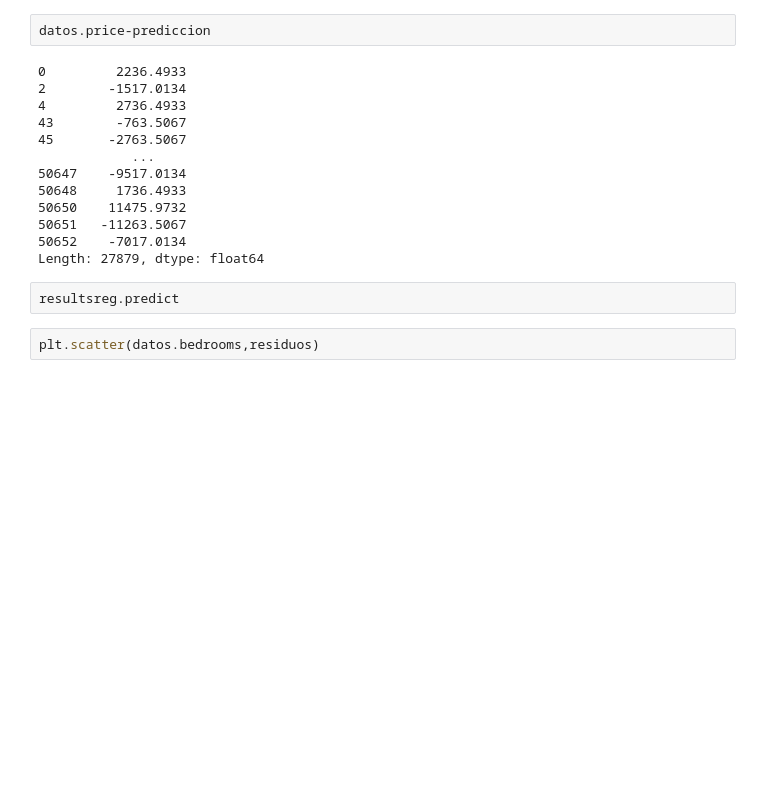
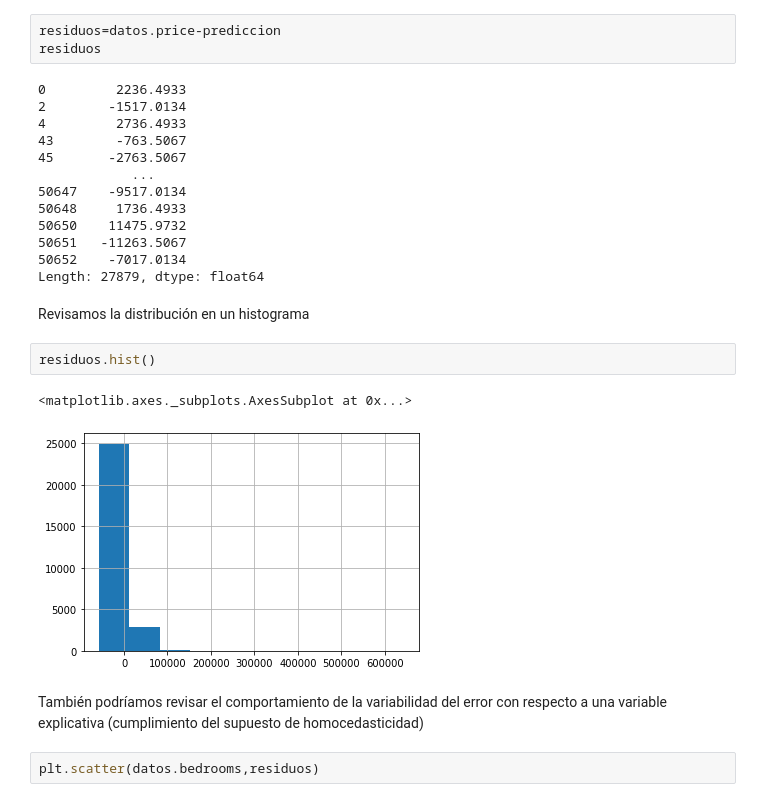
Before and after one commit to rpasquini/metodos_cuantitativos, a Jupyter notebook: OLS_3_Transformaciones_Dummies_RegMultiple.ipynb, the cells around one changed output. Saved outputs shown, nothing was run; the diff lists cells and outputs as text; blank space fills up the shorter version.

```diff
--- a/OLS_3_Transformaciones_Dummies_RegMultiple.ipynb
+++ b/OLS_3_Transformaciones_Dummies_RegMultiple.ipynb
@@ -114,7 +120,8 @@ Name: bedrooms, Length: 27879, dtype: float64
 Errores estimados \\
 $\hat{\epsilon_i}=price_i-\hat{price_i}$
 # %%
-datos.price-prediccion
+residuos=datos.price-prediccion
+residuos
 # %% [output]
 0         2236.4933
 2        -1517.0134
@@ -128,8 +135,15 @@ datos.price-prediccion
 50651   -11263.5067
 50652    -7017.0134
 Length: 27879, dtype: float64
-# %%
-resultsreg.predict
+# %% [markdown]
+Revisamos la distribución en un histograma
+# %%
+residuos.hist()
+# %% [output]
+<matplotlib.axes._subplots.AxesSubplot at 0x...>
+[figure, added]
+# %% [markdown]
+También podríamos revisar el comportamiento de la variabilidad del error con respecto a una variable explicativa (cumplimiento del supuesto de homocedasticidad)
 # %%
 plt.scatter(datos.bedrooms,residuos)
 # %% [output]
```
Also changed, not shown: parts of 4 cells of this notebook.
